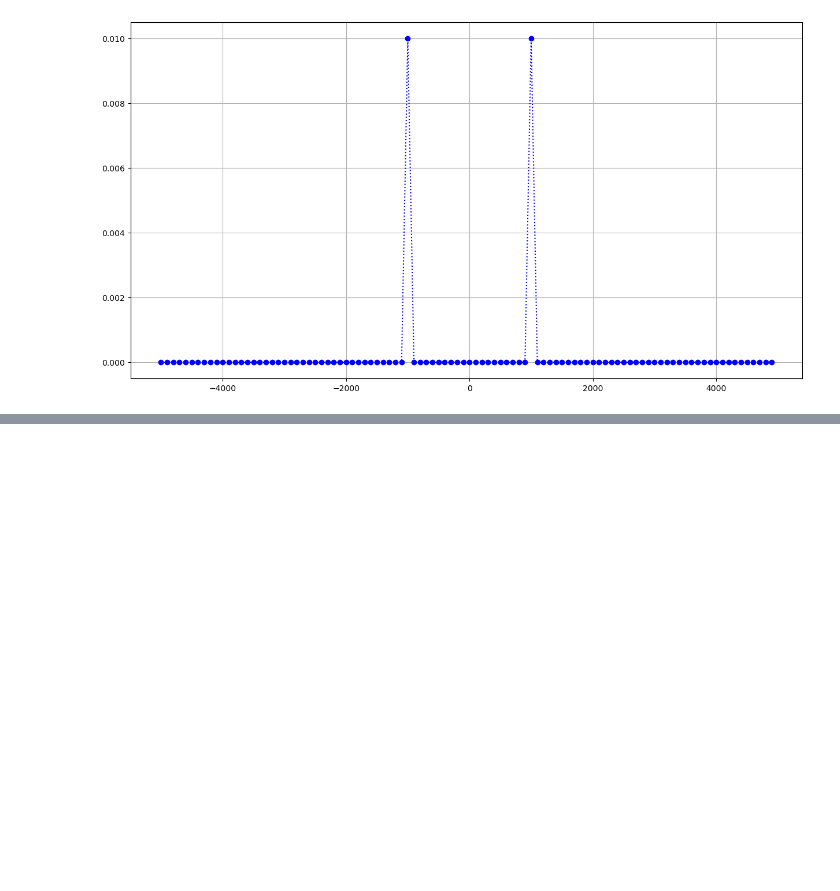
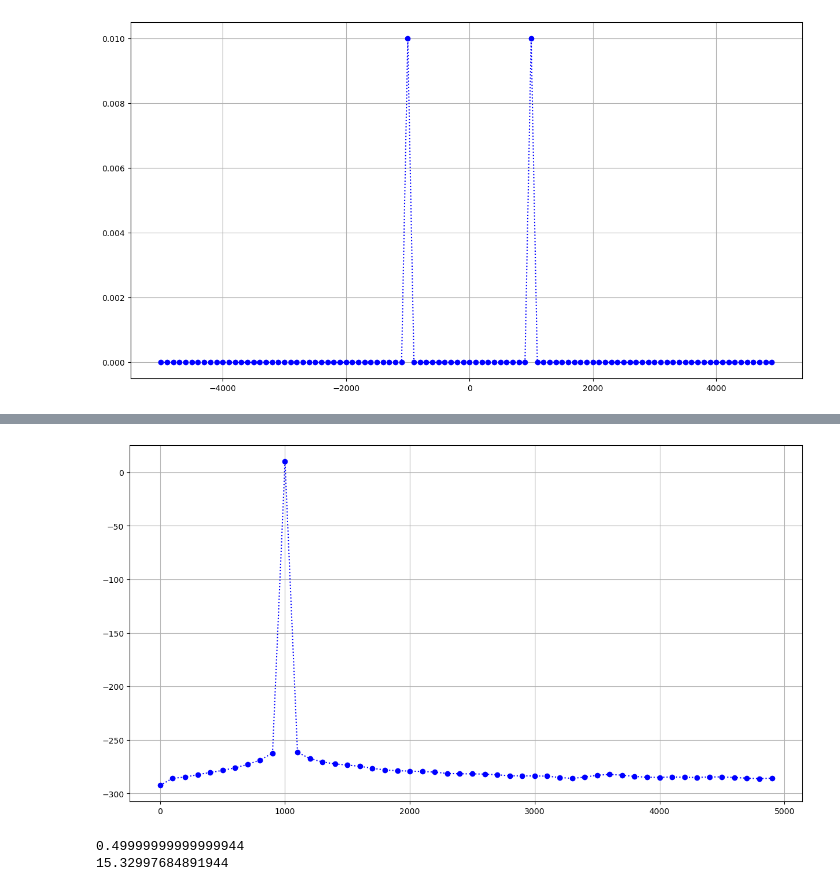
Before and after one commit to NergYR/RT2R05_TP1, a Jupyter notebook: TP1.ipynb, the cells around one changed output, grey strips where cells are left out. Saved outputs shown, nothing was run; the diff lists cells and outputs as text; code cells hidden in the pictures; blank space fills up the shorter version.

```diff
--- a/TP1.ipynb
+++ b/TP1.ipynb
@@ -44,0 +91,39 @@ new_fft_signal = 1/N*np.fft.fftshift(np.fft.fft(signal))
+# %%
+# Calcul du nombre de points
+N = len(y)
+tfft = N*te
+
+#Calcul de la FFT bilatérale
+Y_signal = 1/N*(np.fft.fft(y))
+
+#Calcul de la FFT Mono latérale
+Y_signal_mono = np.concatenate((Y_signal[0:1], 2*Y_signal[1:int(N/2)]))
+Y_mod = np.abs(Y_signal_mono)
+
+
+# Calcul de la Densité spectrale en Volt efficace sur RBW
+Y_eff = Y_mod/np.sqrt(2)
+
+# Calcul de la Densité spectrale en dBm sur RBW
+Y_dBm = 10*np.log10(np.square(Y_eff)/50*1000)
+
+# Calcul de la plage de fréquence pour la FFT
+f = np.arange(0, fe/2, fe/N)
+# %%
+fig, ax = plt.subplots(1, 1, figsize=(15, 8))
+ax.plot(f, Y_dBm, 'b:o')
+ax.grid()
+# %% [output]
+[figure, added]
+# %%
+# Analyse des valeurs à 1000 hz en Volt sur RBW et en dBm sur RBW
+max_Y_pratique = np.max(Y_pratique)
+max_Y_dBm = 10*np.log10(np.square(max_Y_pratique)/50*1000)
+
+# Affichage des modules des valeurs à 1000 hz en Volt sur RBW et en dBm sur RBW
+
+print(np.abs(max_Y_pratique))
+print(np.abs(max_Y_dBm))
+# %% [output]
+0.49999999999999944
+15.32997684891944
```
Also changed, not shown: parts of 15 cells of this notebook.
